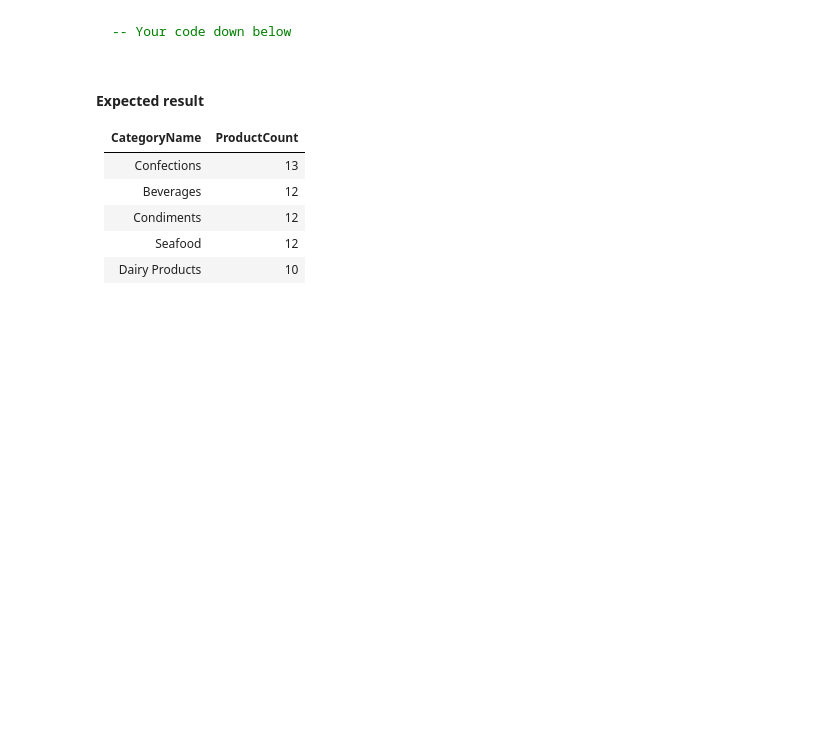
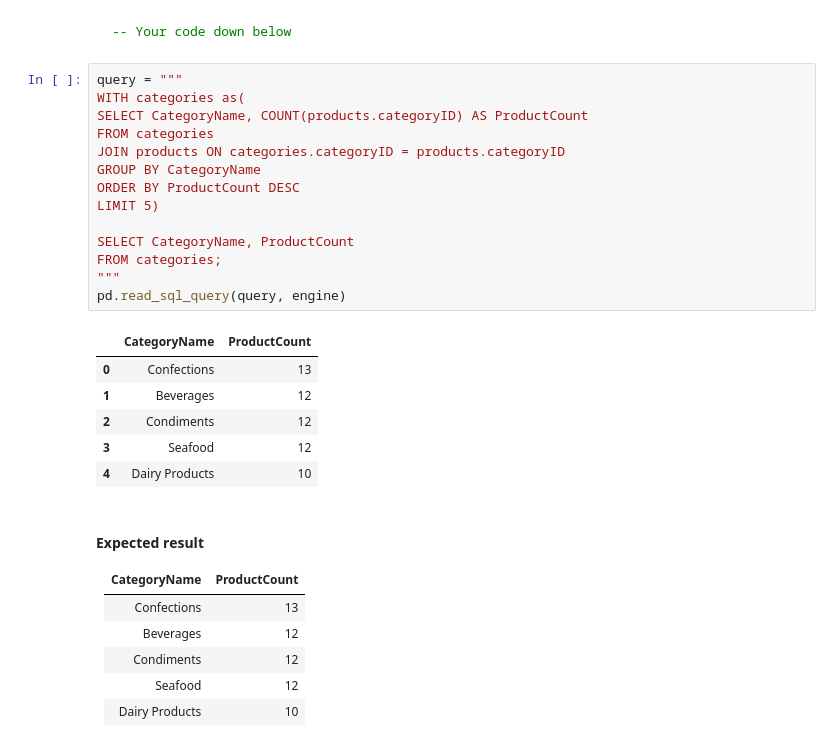
Before and after one commit to Ironhack-data-bcn-oct-2023/lab-mysql-common-table-expressions, a Jupyter notebook: main.ipynb, the cells around one changed output. Cells and saved outputs as stored; diff of their text form; blank space fills up the shorter version.

````diff
--- a/main.ipynb
+++ b/main.ipynb
@@ -45,6 +96,27 @@ Alice Mutton is 6th
 ```sql
 -- Your code down below
 ```
+# %%
+query = """
+WITH categories as(
+SELECT CategoryName, COUNT(products.categoryID) AS ProductCount
+FROM categories
+JOIN products ON categories.categoryID = products.categoryID
+GROUP BY CategoryName
+ORDER BY ProductCount DESC
+LIMIT 5)
+
+SELECT CategoryName, ProductCount
+FROM categories;
+"""
+pd.read_sql_query(query, engine)
+# %% [output]
+|  | CategoryName | ProductCount |
+| 0 | Confections | 13 |
+| 1 | Beverages | 12 |
+| 2 | Condiments | 12 |
+| 3 | Seafood | 12 |
+| 4 | Dairy Products | 10 |
 # %% [markdown]
 #### Expected result
 |CategoryName                    |ProductCount|
````
Also changed, not shown: parts of 6 cells of this notebook.
